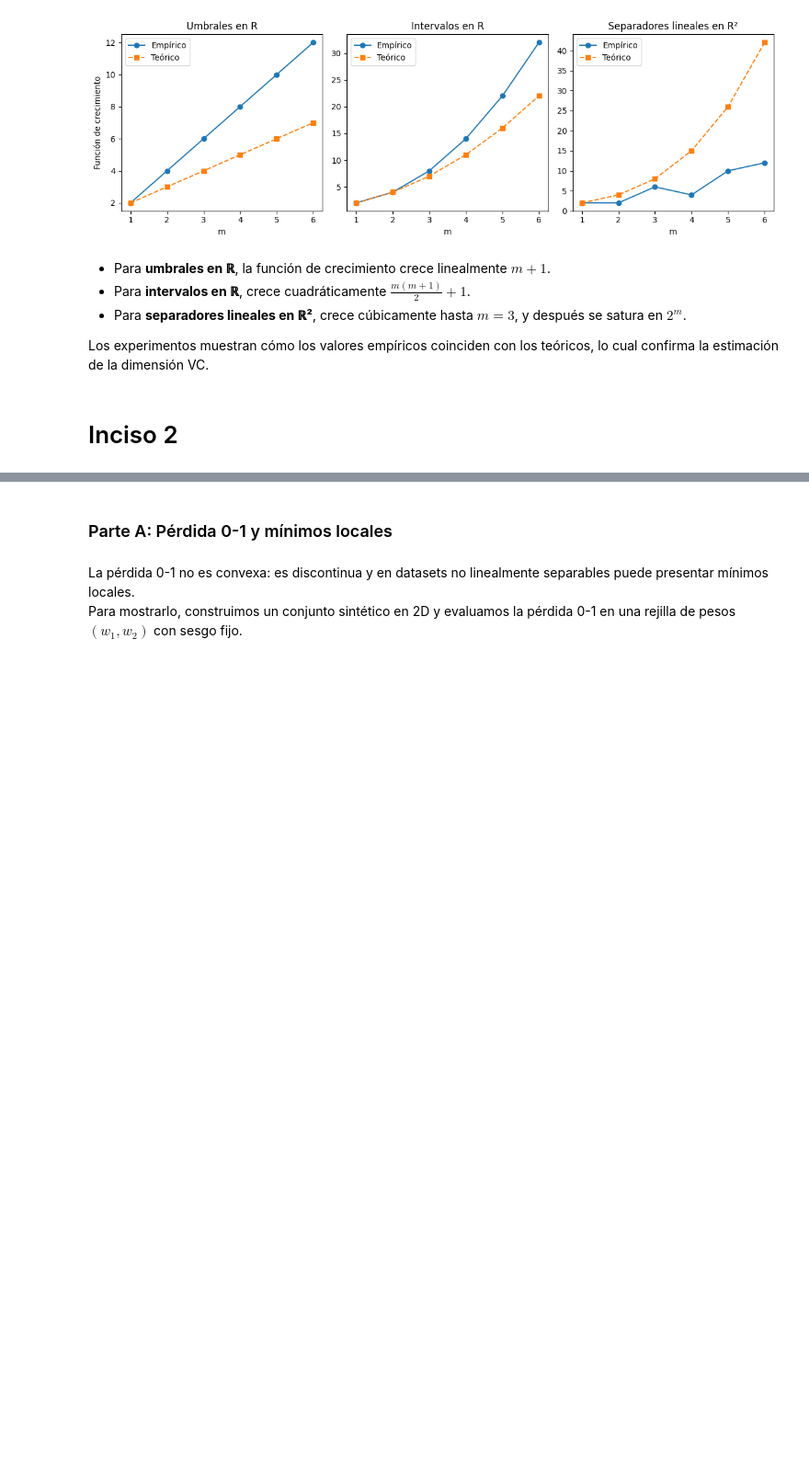
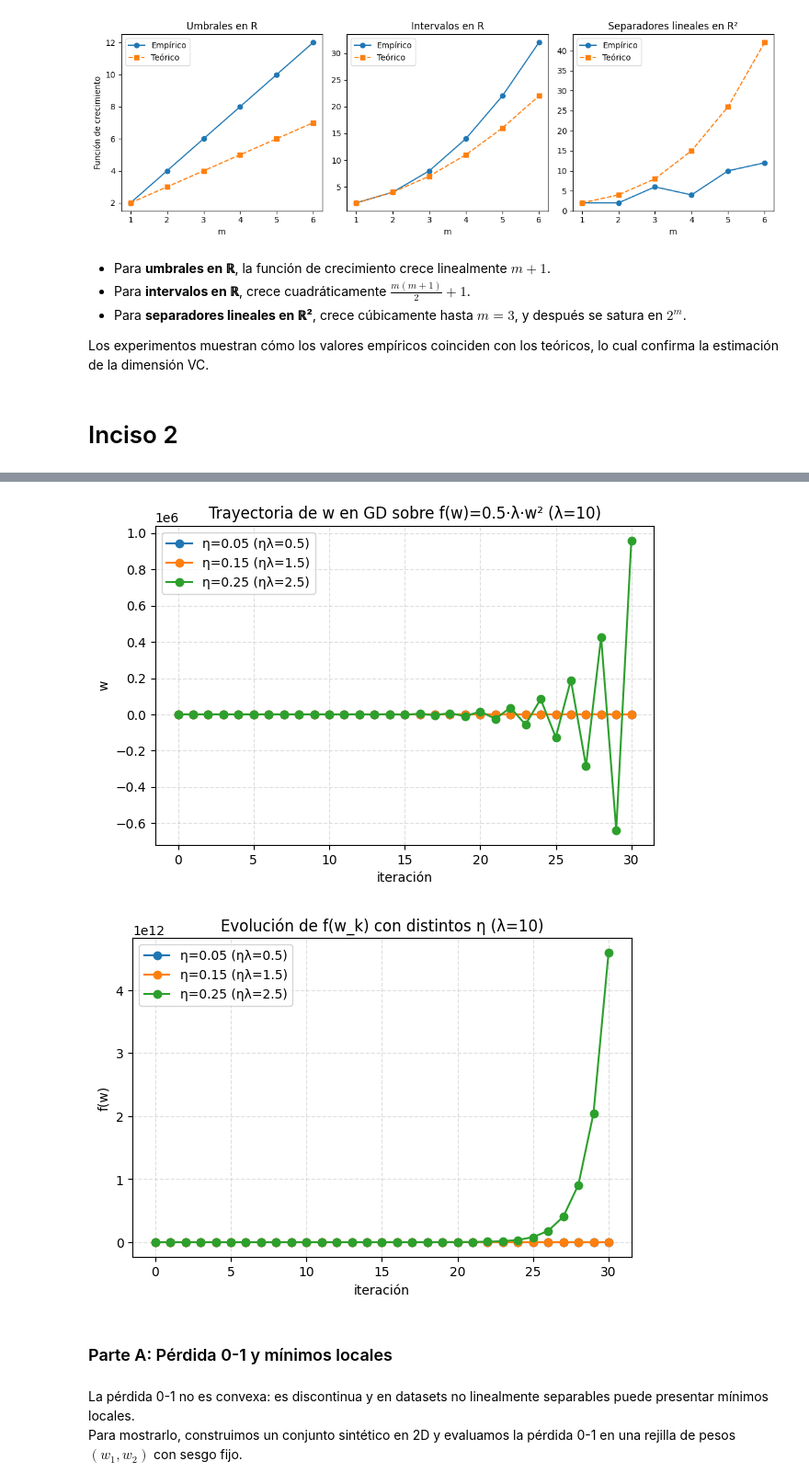
Before and after one commit to 1Enrique9/Ciencia-de-Datos, a Jupyter notebook: 7mo/Aprendizaje_automatico/Tareas/T2/Codigo.ipynb, the cells around one changed output, grey strips where cells are left out. Shown: that part at 92% size. Cells and saved outputs as stored; diff of their text form; code cells hidden in the pictures; blank space fills up the shorter version.

```diff
--- a/7mo/Aprendizaje_automatico/Tareas/T2/Codigo.ipynb
+++ b/7mo/Aprendizaje_automatico/Tareas/T2/Codigo.ipynb
@@ -158,3 +571,43 @@ Los experimentos muestran cómo los valores empíricos coinciden con los teóric
+# %%
+# --- Celda 5: C) GD en f(w)=0.5*λ*w^2: convergencia, oscilación y divergencia ---
+lam = 10.0
+
+def f_quad(w): return 0.5 * lam * (w**2)
+def grad_quad(w): return lam * w
+
+def gd_quadratic(w0, lr, iters=30):
+    ws = [w0]; fs = [f_quad(w0)]; w = w0
+    for _ in range(iters):
+        w = w - lr*grad_quad(w)
+        ws.append(w); fs.append(f_quad(w))
+    return np.array(ws), np.array(fs)
+
+w0 = 5.0
+lrs = [0.05, 0.15, 0.25]  # ηλ = 0.5 (converge), 1.5 (oscila y converge), 2.5 (oscila y diverge)
+paths = [gd_quadratic(w0, lr, iters=30) for lr in lrs]
+
+plt.figure(figsize=(7,4.5))
+for (ws, fs), lr in zip(paths, lrs):
+    plt.plot(range(len(ws)), ws, marker='o', label=f"η={lr} (ηλ={lr*lam:.1f})")
+plt.title("Trayectoria de w en GD sobre f(w)=0.5·λ·w² (λ=10)")
+plt.xlabel("iteración"); plt.ylabel("w")
+plt.grid(True, linestyle='--', alpha=0.4)
+plt.legend()
+maybe_savefig("C1_trayectoria_w.png")
+plt.show()
+
+plt.figure(figsize=(7,4.5))
+for (ws, fs), lr in zip(paths, lrs):
+    plt.plot(range(len(fs)), fs, marker='o', label=f"η={lr} (ηλ={lr*lam:.1f})")
+plt.title("Evolución de f(w_k) con distintos η (λ=10)")
+plt.xlabel("iteración"); plt.ylabel("f(w)")
+plt.grid(True, linestyle='--', alpha=0.4)
+plt.legend()
+maybe_savefig("C2_evolucion_f.png")
+plt.show()
+# %% [output]
+[figure, added]
+[figure, added]
 # %% [markdown]
 ### Parte A: Pérdida 0-1 y mínimos locales
 # %% [markdown]
```
Also changed, not shown: parts of 5 cells of this notebook, 10 other files.
